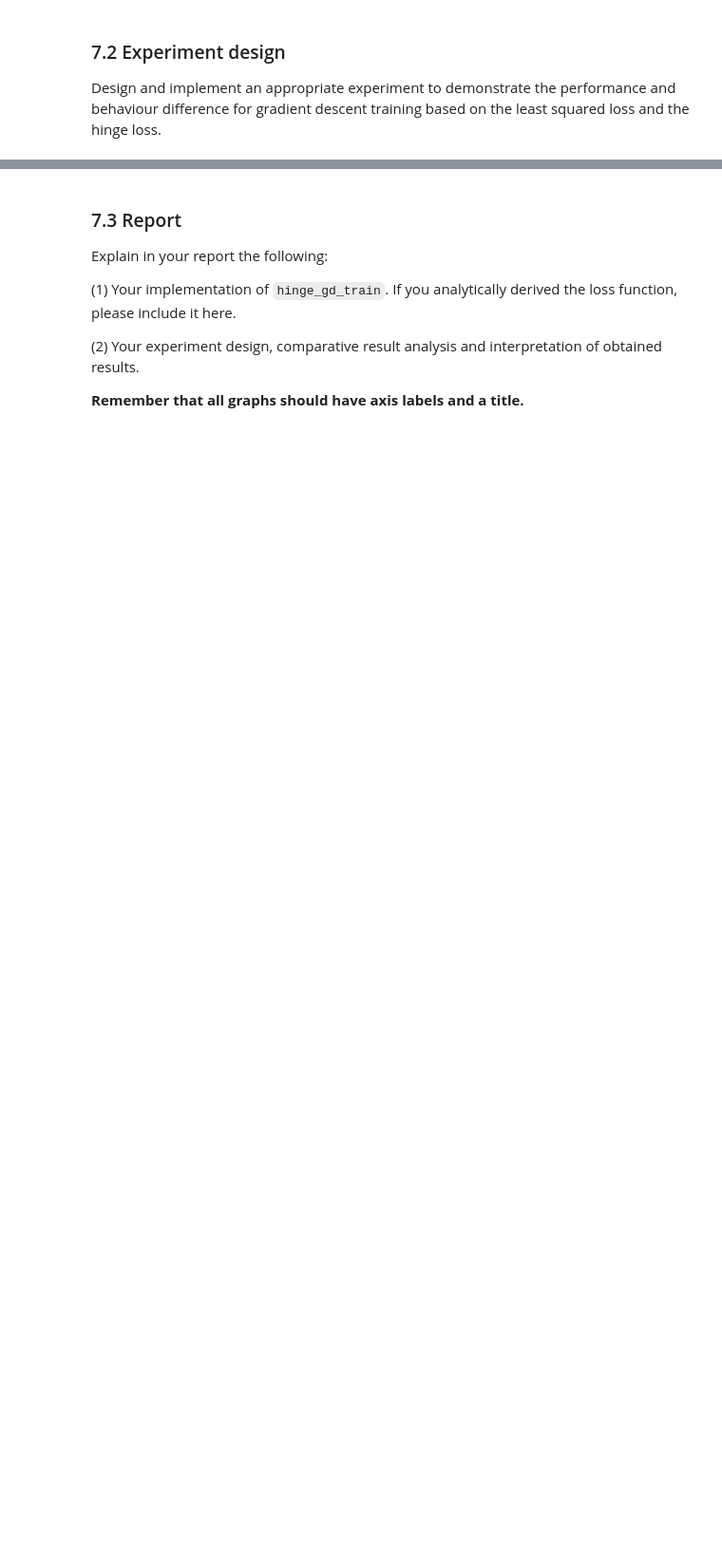
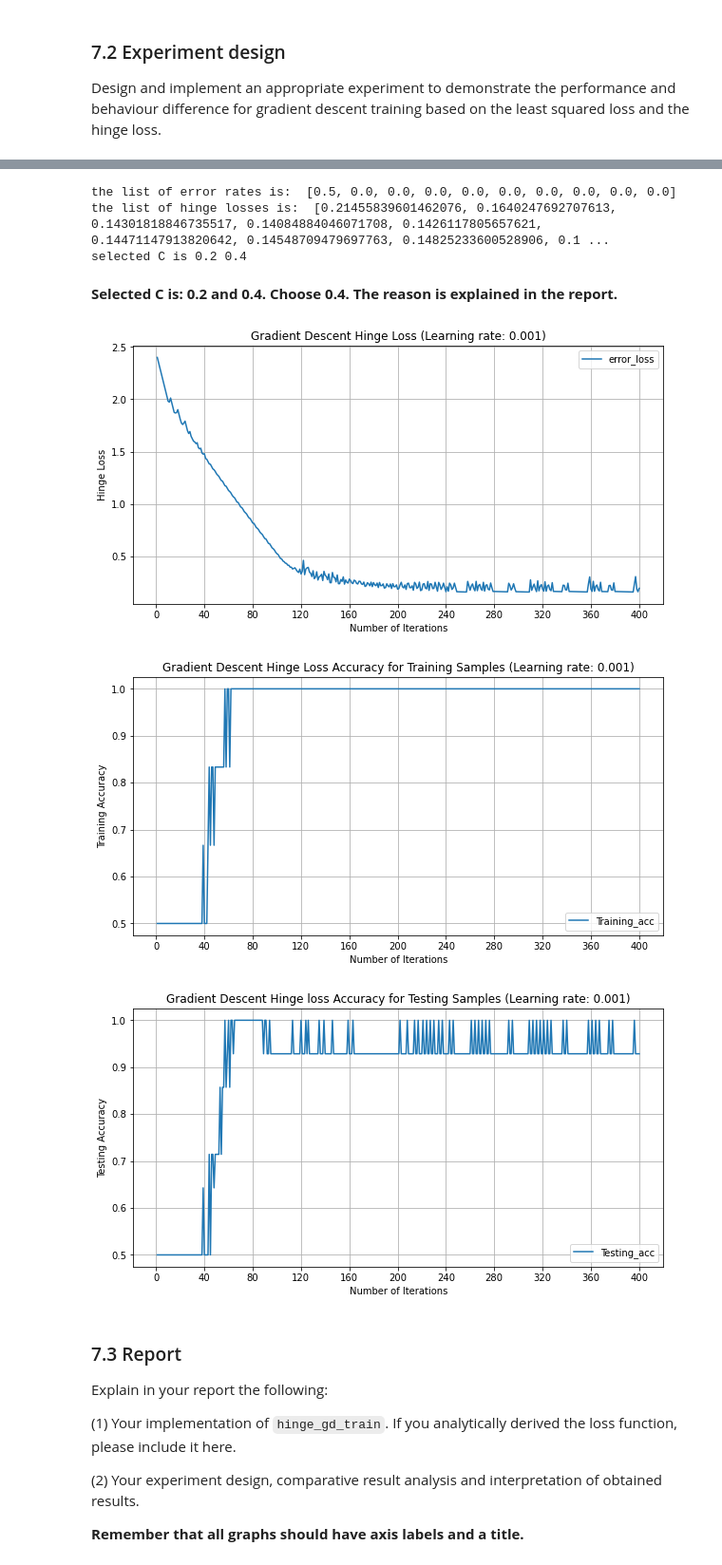
Before and after one commit to ZyWang7/Face-Recognition, a Jupyter notebook: 24112-Lab2-S-Practice2.ipynb, the cells around one changed output, grey strips where cells are left out. Shown at 95% size. Cells and saved outputs as stored; diff of their text form; code cells hidden in the pictures; blank space fills up the shorter version.

Commit message:
Select the hyperparameter and evaluate the selected value

```diff
--- a/24112-Lab2-S-Practice2.ipynb
+++ b/24112-Lab2-S-Practice2.ipynb
@@ -774,8 +778,3 @@ tr_1_30_data = data_1_30[tr_1_30_ind, :]
 tr_1_30_label = labels_1_30[tr_1_30_ind]
 te_1_30_data = data_1_30[te_1_30_ind, :]
 te_1_30_label = labels_1_30[te_1_30_ind]
-# %%
-N = 400
-learn_rate = 0.001
-C = 0.4
-cost_all, w_all = hinge_gd_train(tr_1_30_data, tr_1_30_label, learn_rate, N, C)
@@ -807,6 +802,3 @@ def acc_hinge(N, w_all, data, labels):
         accuracy = correct / (predict.shape[0])
         accs.append(accuracy)
     return accs
-# %%
-train_accuracy = acc_hinge(N, w_all, tr_1_30_data, tr_1_30_label)
-draw_acc("Gradient Descent", "Hinge Loss", train_accuracy, "Training", learn_rate, N)
@@ -815,3 +804,0 @@ draw_acc("Gradient Descent", "Hinge Loss", train_accuracy, "Training", learn_rat
-# %%
-test_accuracy = acc_hinge(N, w_all, te_1_30_data, te_1_30_label)
-draw_acc("Gradient Descent", "Hinge loss", test_accuracy, "Testing", learn_rate, N)
@@ -820,3 +855,32 @@ draw_acc("Gradient Descent", "Hinge loss", test_accuracy, "Testing", learn_rate,
+# %%
+N = 400
+learn_rate = 0.001
+eva_gd_hinge(N, learn_rate, tr_1_30_data, tr_1_30_label)
+# %% [output]
+the list of error rates is:  [0.5, 0.0, 0.0, 0.0, 0.0, 0.0, 0.0, 0.0, 0.0, 0.0]
+the list of hinge losses is:  [0.21455839601462076, 0.1640247692707613, 0.14301818846735517, 0.14084884046071708, 0.1426117805657621, 0.14471147913820642, 0.14548709479697763, 0.14825233600528906, 0.1 ...
+selected C is 0.2 0.4
+# %% [markdown]
+**Selected C is: 0.2 and 0.4. Choose 0.4. The reason is explained in the report.**
+# %%
+def evaluate(N, l_rate, tr_data, tr_labels, te_data, te_labels, C):
+    # retrain the training samples using the selected C
+    cost_all, w_all = hinge_gd_train(tr_data, tr_labels, l_rate, N, C)
+    # draw error loss graph
+    draw_error_loss("Gradient Descent", "Hinge Loss", cost_all, l_rate, N)
+
+    # calculate the training and testing accuracy
+    train_accuracy = acc_hinge(N, w_all, tr_data, tr_labels)
+    test_accuracy = acc_hinge(N, w_all, te_data, te_labels)
+    # draw the graph
+    draw_acc("Gradient Descent", "Hinge Loss", train_accuracy, "Training", l_rate, N)
+    draw_acc("Gradient Descent", "Hinge loss", test_accuracy, "Testing", l_rate, N)
+# %%
+evaluate(N, learn_rate, tr_1_30_data, tr_1_30_label, te_1_30_data, te_1_30_label, 0.4)
+# %% [output]
+[figure, added]
+[figure, added]
+[figure, added]
 # %% [markdown]
 ### 7.3 Report
 
```
Also changed, not shown: parts of 17 cells of this notebook.
